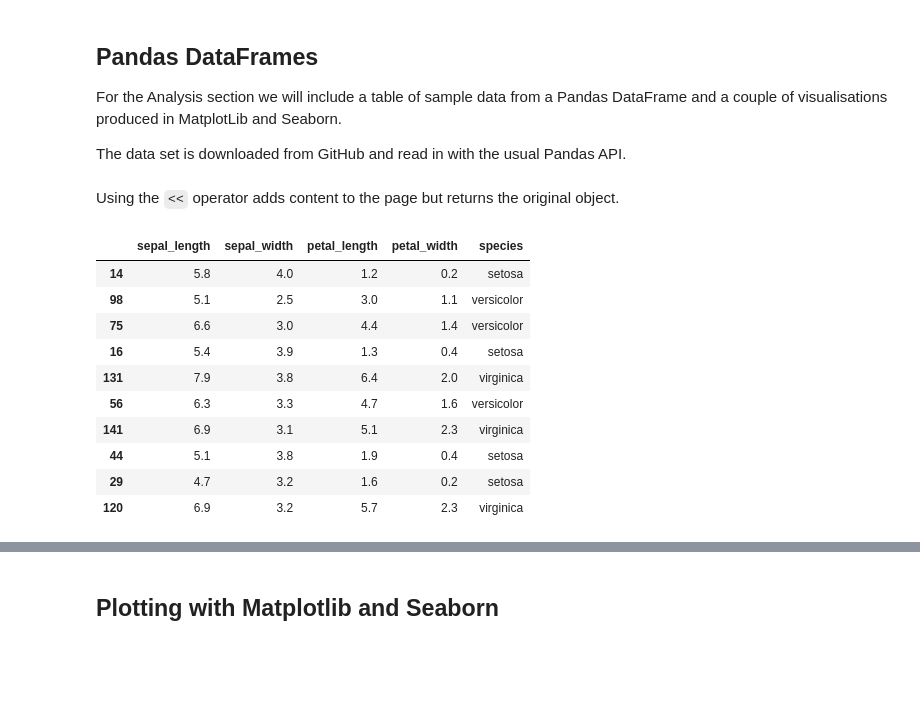
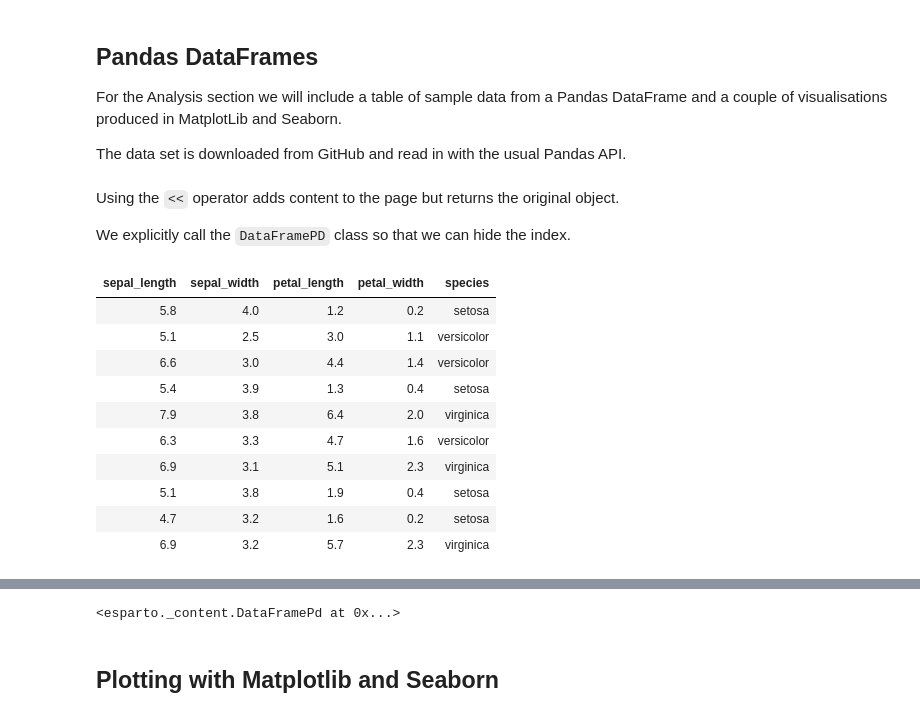
Before and after one commit to domvwt/esparto, a Jupyter notebook: docs/examples/iris-report.ipynb, the cells around one changed output, grey strips where cells are left out. Drawn from its saved outputs; the diff is of its cells as text; code cells hidden in the pictures; blank space fills up the shorter version.

```diff
--- a/docs/examples/iris-report.ipynb
+++ b/docs/examples/iris-report.ipynb
@@ -127,17 +119,19 @@ df = pd.read_csv('https://raw.githubusercontent.com/mwaskom/seaborn-data/master/
 sample_df = df.sample(10, random_state=1)
 # %% [markdown]
 Using the `<<` operator adds content to the page but returns the original object.
+
+We explicitly call the `DataFramePD` class so that we can hide the index.
 # %%
-my_page["Analysis"]["Sample Data"] << sample_df
+my_page["Analysis"]["Sample Data"] << es.DataFramePd(sample_df, index=False)
 # %% [output]
-|  | sepal_length | sepal_width | petal_length | petal_width | species |
-| 14 | 5.8 | 4.0 | 1.2 | 0.2 | setosa |
-| 98 | 5.1 | 2.5 | 3.0 | 1.1 | versicolor |
-| 75 | 6.6 | 3.0 | 4.4 | 1.4 | versicolor |
-| 16 | 5.4 | 3.9 | 1.3 | 0.4 | setosa |
-| 131 | 7.9 | 3.8 | 6.4 | 2.0 | virginica |
-| 56 | 6.3 | 3.3 | 4.7 | 1.6 | versicolor |
-| 141 | 6.9 | 3.1 | 5.1 | 2.3 | virginica |
-| 44 | 5.1 | 3.8 | 1.9 | 0.4 | setosa |
-| 29 | 4.7 | 3.2 | 1.6 | 0.2 | setosa |
-| 120 | 6.9 | 3.2 | 5.7 | 2.3 | virginica |
+| sepal_length | sepal_width | petal_length | petal_width | species |
+| 5.8 | 4.0 | 1.2 | 0.2 | setosa |
+| 5.1 | 2.5 | 3.0 | 1.1 | versicolor |
+| 6.6 | 3.0 | 4.4 | 1.4 | versicolor |
+| 5.4 | 3.9 | 1.3 | 0.4 | setosa |
+| 7.9 | 3.8 | 6.4 | 2.0 | virginica |
+| 6.3 | 3.3 | 4.7 | 1.6 | versicolor |
+| 6.9 | 3.1 | 5.1 | 2.3 | virginica |
+| 5.1 | 3.8 | 1.9 | 0.4 | setosa |
+| 4.7 | 3.2 | 1.6 | 0.2 | setosa |
+| 6.9 | 3.2 | 5.7 | 2.3 | virginica |
@@ -144,3 +139,4 @@ my_page["Analysis"]["Sample Data"] << sample_df
+<esparto._content.DataFramePd at 0x...>
 # %% [markdown]
 ## Plotting with Matplotlib and Seaborn
 # %% [markdown]
```
Also changed, not shown: parts of 4 cells of this notebook, 20 other files.
